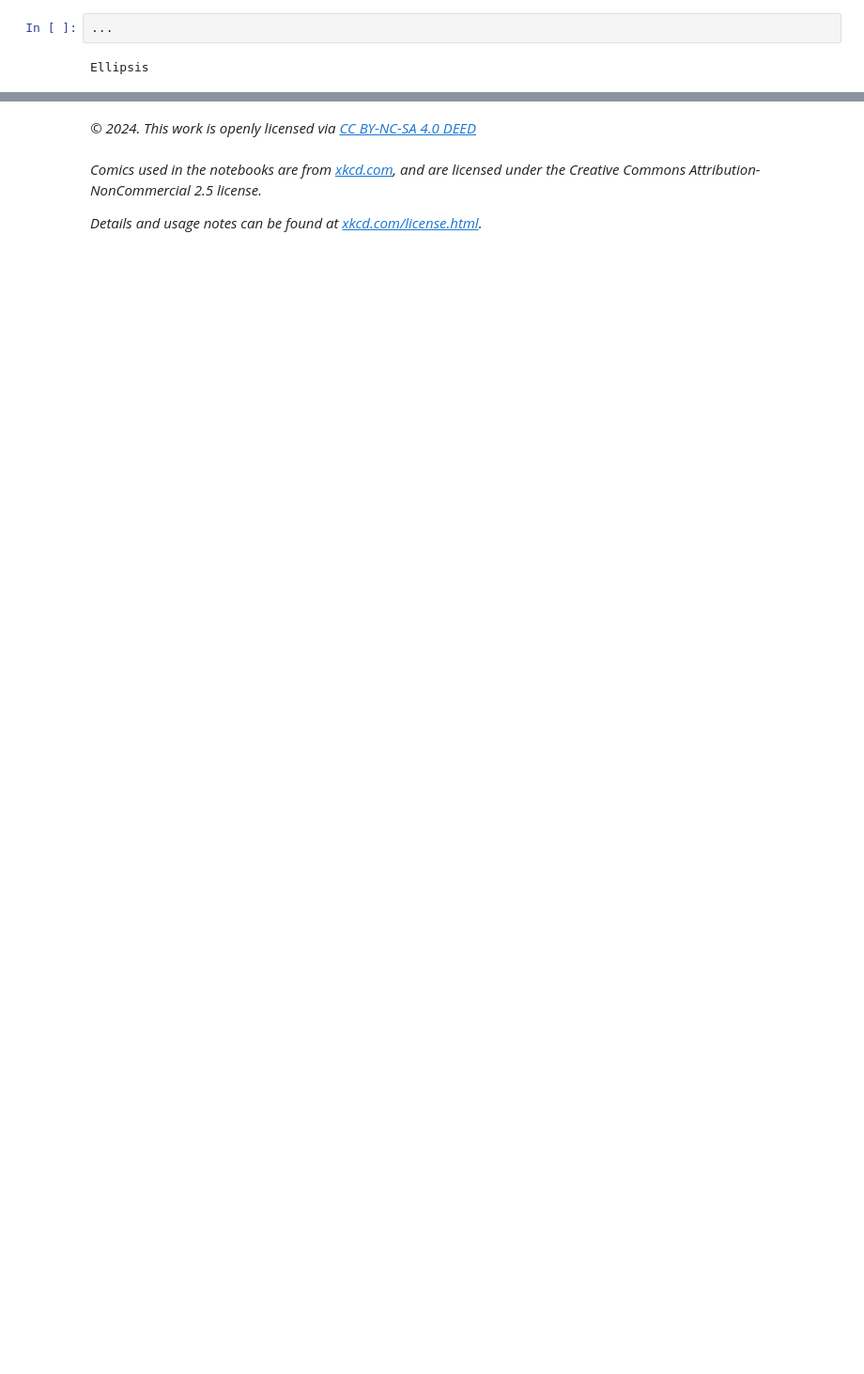
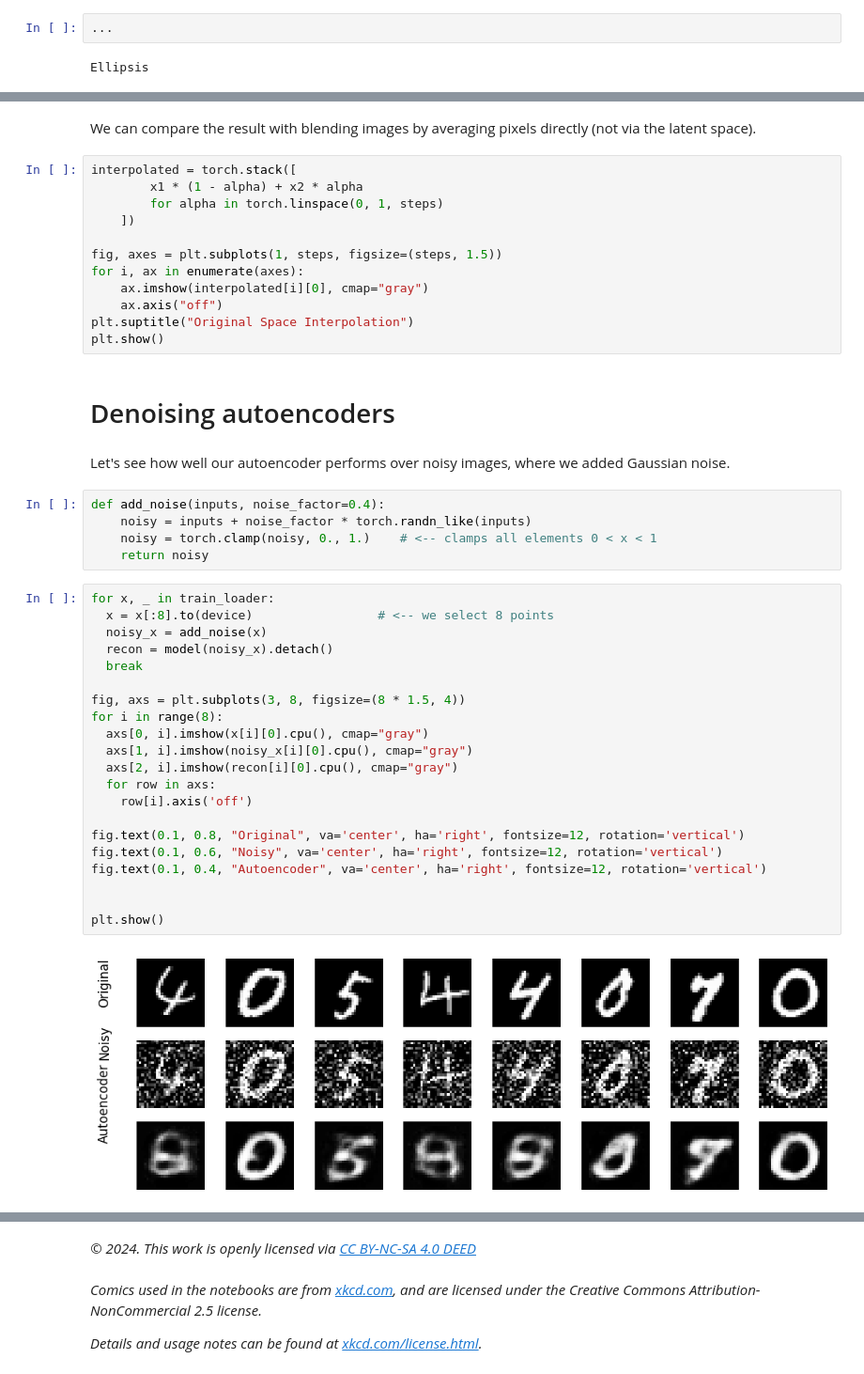
Before and after one commit to FedericoMilanesio/Unito-NeuralNetworks, a Jupyter notebook: notebooks/Lesson4.ipynb, the cells around one changed output, grey strips where cells are left out. Shown at 94% size. Saved outputs shown, nothing was run; the diff lists cells and outputs as text; blank space fills up the shorter version.

```diff
--- a/notebooks/Lesson4.ipynb
+++ b/notebooks/Lesson4.ipynb
@@ -158,0 +195,46 @@ Ellipsis
+# %% [markdown]
+We can compare the result with blending images by averaging pixels directly (not via the latent space).
+# %%
+interpolated = torch.stack([
+        x1 * (1 - alpha) + x2 * alpha
+        for alpha in torch.linspace(0, 1, steps)
+    ])
+
+fig, axes = plt.subplots(1, steps, figsize=(steps, 1.5))
+for i, ax in enumerate(axes):
+    ax.imshow(interpolated[i][0], cmap="gray")
+    ax.axis("off")
+plt.suptitle("Original Space Interpolation")
+plt.show()
+# %% [markdown]
+# Denoising autoencoders
+# %% [markdown]
+Let's see how well our autoencoder performs over noisy images, where we added Gaussian noise.
+# %%
+def add_noise(inputs, noise_factor=0.4):
+    noisy = inputs + noise_factor * torch.randn_like(inputs)
+    noisy = torch.clamp(noisy, 0., 1.)    # <-- clamps all elements 0 < x < 1
+    return noisy
+# %%
+for x, _ in train_loader:
+  x = x[:8].to(device)                 # <-- we select 8 points
+  noisy_x = add_noise(x)
+  recon = model(noisy_x).detach()
+  break
+
+fig, axs = plt.subplots(3, 8, figsize=(8 * 1.5, 4))
+for i in range(8):
+  axs[0, i].imshow(x[i][0].cpu(), cmap="gray")
+  axs[1, i].imshow(noisy_x[i][0].cpu(), cmap="gray")
+  axs[2, i].imshow(recon[i][0].cpu(), cmap="gray")
+  for row in axs:
+    row[i].axis('off')
+
+fig.text(0.1, 0.8, "Original", va='center', ha='right', fontsize=12, rotation='vertical')
+fig.text(0.1, 0.6, "Noisy", va='center', ha='right', fontsize=12, rotation='vertical')
+fig.text(0.1, 0.4, "Autoencoder", va='center', ha='right', fontsize=12, rotation='vertical')
+
+
+plt.show()
+# %% [output]
+[figure, added]
```
Also changed, not shown: parts of 19 cells of this notebook.
